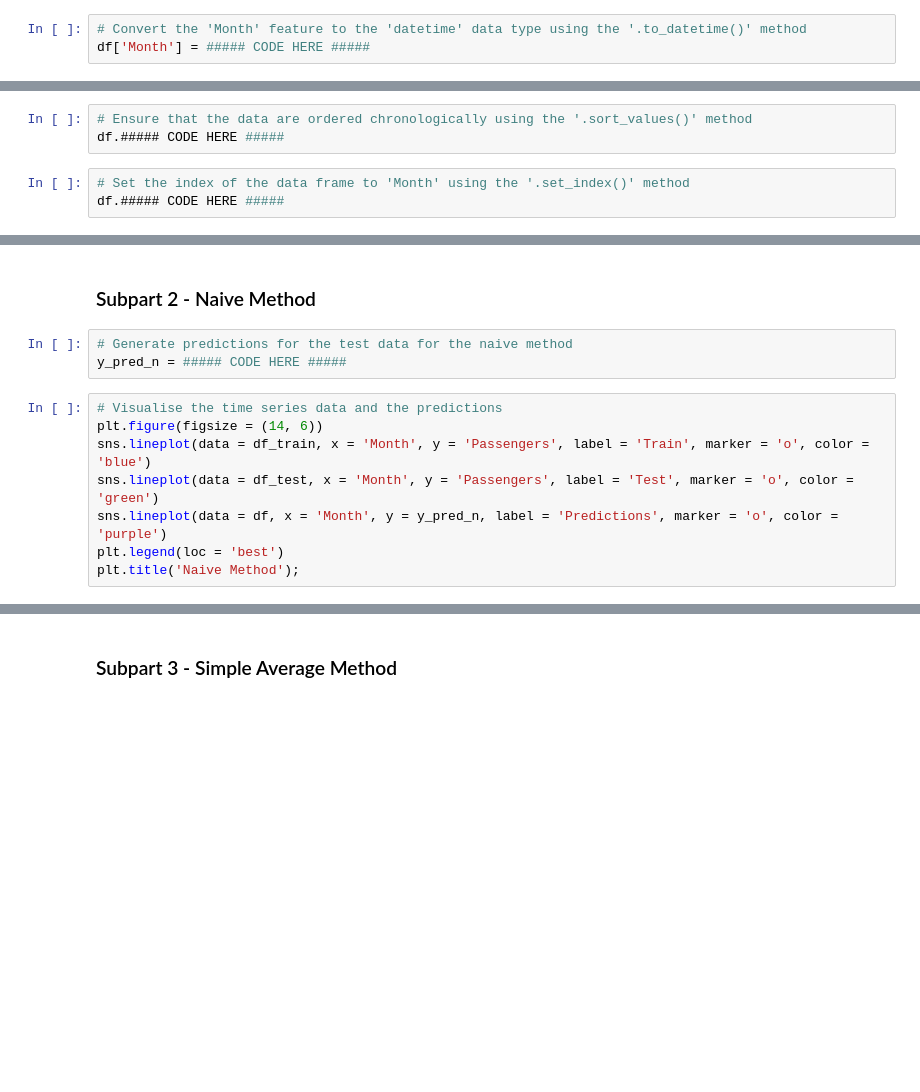
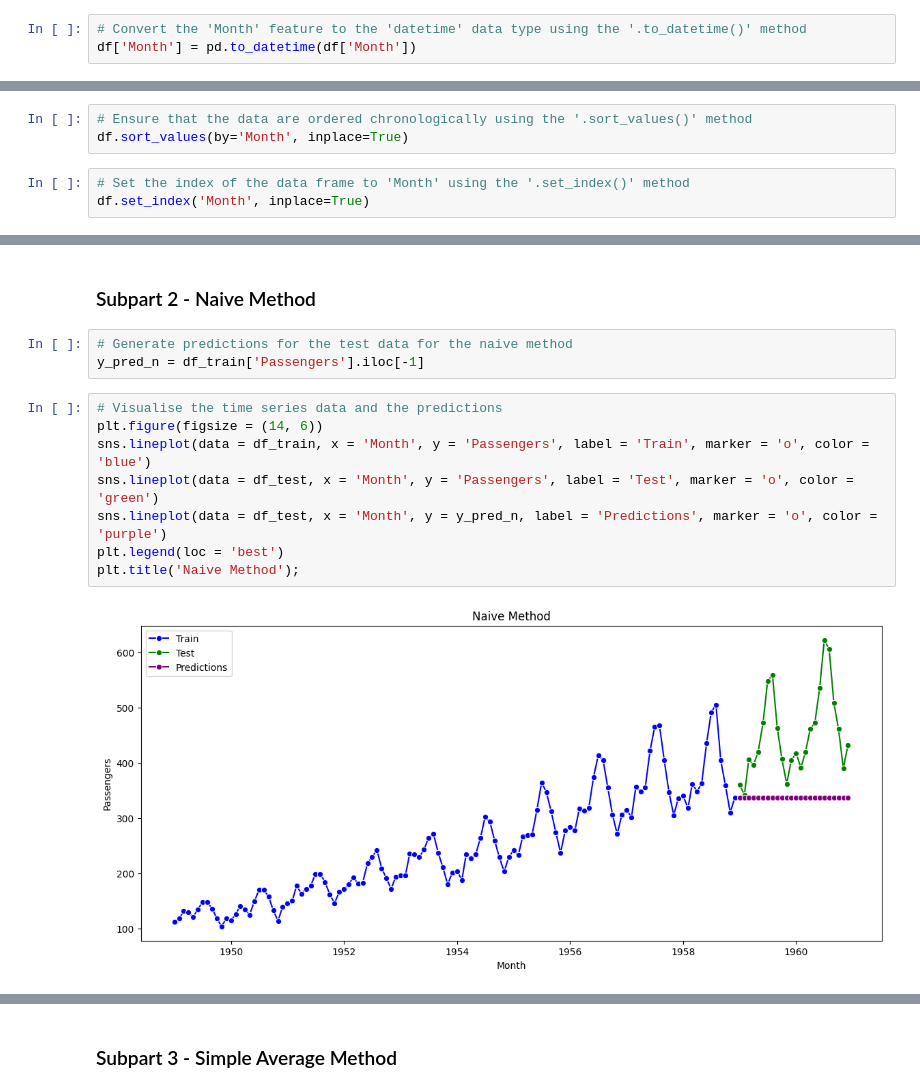
Before and after one commit to GoutamKonala/Time_Series_Analysis_Graded, a Jupyter notebook: TSA_Graded_Exercise.ipynb, the cells around one changed output, grey strips where cells are left out. Drawn from its saved outputs; the diff is of its cells as text; blank space fills up the shorter version.

```diff
--- a/TSA_Graded_Exercise.ipynb
+++ b/TSA_Graded_Exercise.ipynb
@@ -110,5 +127,5 @@ df.##### CODE HERE #####
 # %%
 # Convert the 'Month' feature to the 'datetime' data type using the '.to_datetime()' method
-df['Month'] = ##### CODE HERE #####
+df['Month'] = pd.to_datetime(df['Month'])
 # %%
 # View specifics of the data frame
@@ -116,8 +143,8 @@ df.##### CODE HERE #####
 # %%
 # Ensure that the data are ordered chronologically using the '.sort_values()' method
-df.##### CODE HERE #####
+df.sort_values(by='Month', inplace=True)
 # %%
 # Set the index of the data frame to 'Month' using the '.set_index()' method
-df.##### CODE HERE #####
+df.set_index('Month', inplace=True)
 # %%
 # Take a look at the data using the '.head()' method
@@ -199,15 +248,17 @@ performance_df
 ### Subpart 2 -  Naive Method
 # %%
 # Generate predictions for the test data for the naive method
-y_pred_n = ##### CODE HERE #####
+y_pred_n = df_train['Passengers'].iloc[-1]
 # %%
 # Visualise the time series data and the predictions
 plt.figure(figsize = (14, 6))
 sns.lineplot(data = df_train, x = 'Month', y = 'Passengers', label = 'Train', marker = 'o', color = 'blue')
 sns.lineplot(data = df_test, x = 'Month', y = 'Passengers', label = 'Test', marker = 'o', color = 'green')
-sns.lineplot(data = df, x = 'Month', y = y_pred_n, label = 'Predictions', marker = 'o', color = 'purple')
+sns.lineplot(data = df_test, x = 'Month', y = y_pred_n, label = 'Predictions', marker = 'o', color = 'purple')
 plt.legend(loc = 'best')
 plt.title('Naive Method');
+# %% [output]
+[figure, added]
 # %%
 # Summarise the performance of the model on the test data using RMSE and MAPE
 y_pred_n_list = [y_pred_n] * len(df_test)
```
Also changed, not shown: parts of 52 cells of this notebook.
